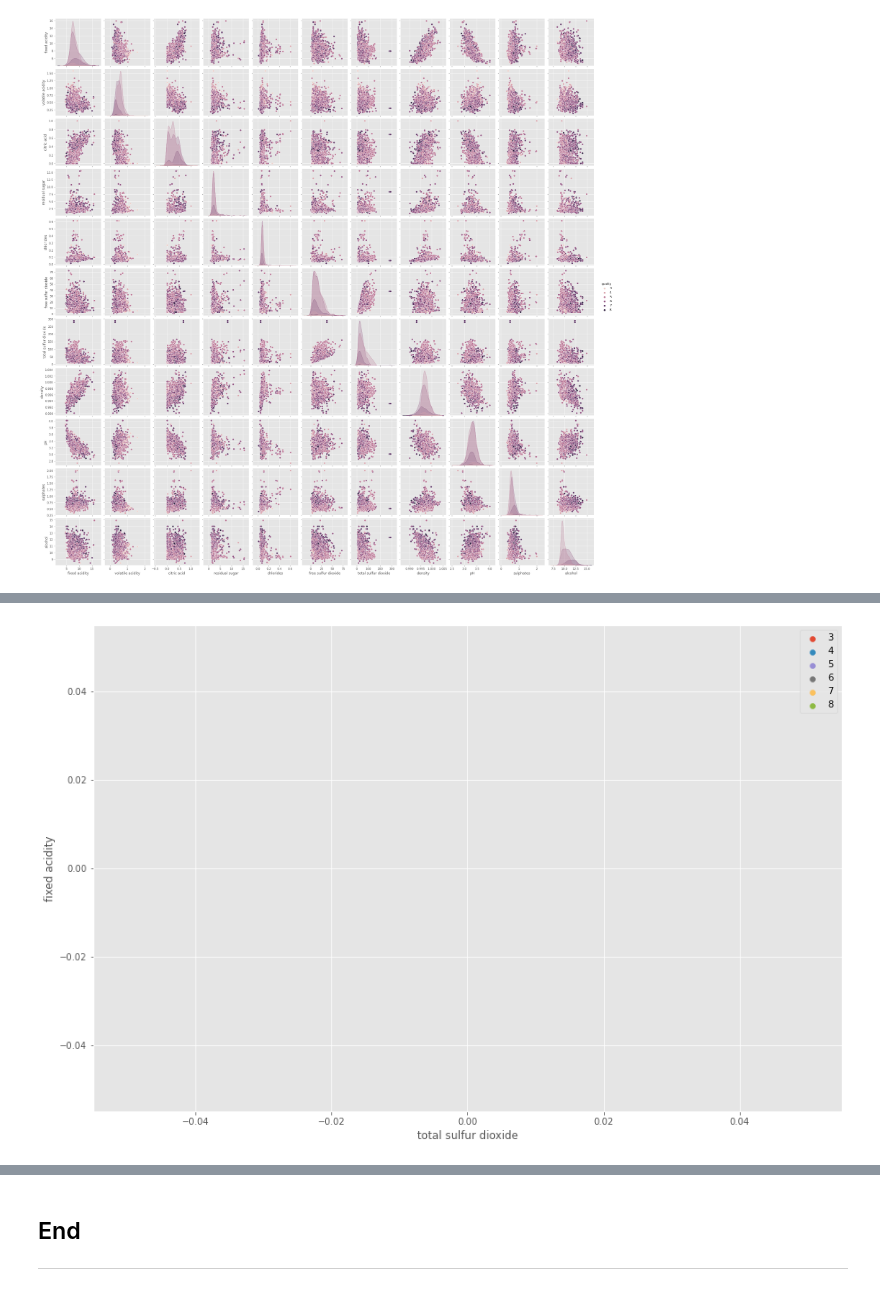
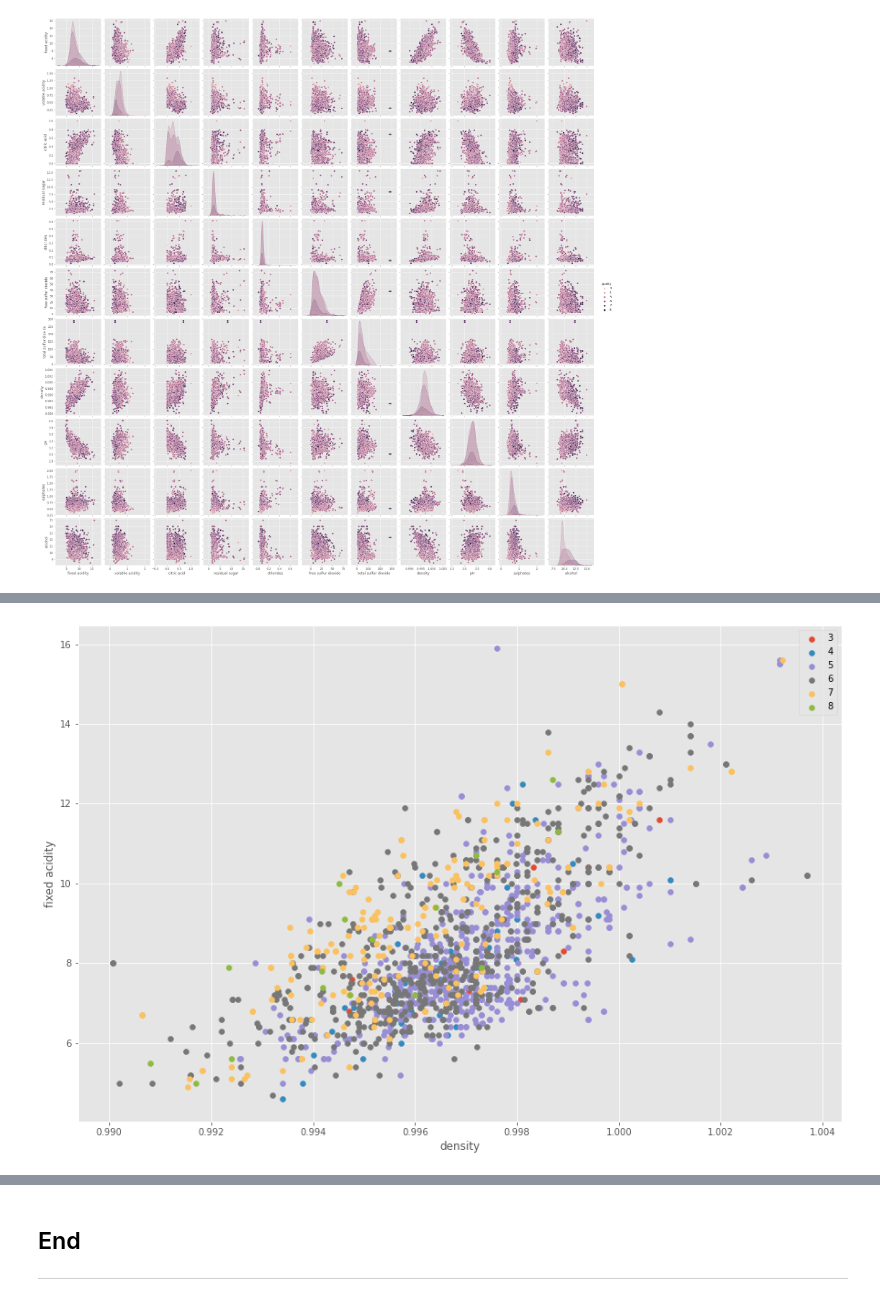
Before and after one commit to johngroves1/testing-scikit, a Jupyter notebook: Classification.ipynb, the cells around one changed output, grey strips where cells are left out. Cells and saved outputs as stored; diff of their text form; code cells hidden in the pictures.

```diff
--- a/Classification.ipynb
+++ b/Classification.ipynb
@@ -84,26 +84,26 @@ sns.lmplot(x="total sulfur dioxide", y="fixed acididty", hue='quality', data=dat
 # %%
 # Segregate the data.
-Q3 = data[data['quality'] == '3']
-Q4 = data[data['quality'] == '4']
-Q5 = data[data['quality'] == '5']
-Q6 = data[data['quality'] == '6']
-Q7 = data[data['quality'] == '7']
-Q8 = data[data['quality'] == '8']
+Q3 = data[data['quality'] == 3]
+Q4 = data[data['quality'] == 4]
+Q5 = data[data['quality'] == 5]
+Q6 = data[data['quality'] == 6]
+Q7 = data[data['quality'] == 7]
+Q8 = data[data['quality'] == 8]
 
 # New plot.
 fig, ax = plt.subplots()
 
 # Scatter plots.
-ax.scatter(Q3['total sulfur dioxide'], Q3['fixed acidity'], label='3')
-ax.scatter(Q4['total sulfur dioxide'], Q4['fixed acidity'], label='4')
-ax.scatter(Q5['total sulfur dioxide'], Q5['fixed acidity'], label='5')
-ax.scatter(Q6['total sulfur dioxide'], Q6['fixed acidity'], label='6')
-ax.scatter(Q7['total sulfur dioxide'], Q7['fixed acidity'], label='7')
-ax.scatter(Q8['total sulfur dioxide'], Q8['fixed acidity'], label='8')
+ax.scatter(Q3['density'], Q3['fixed acidity'], label='3')
+ax.scatter(Q4['density'], Q4['fixed acidity'], label='4')
+ax.scatter(Q5['density'], Q5['fixed acidity'], label='5')
+ax.scatter(Q6['density'], Q6['fixed acidity'], label='6')
+ax.scatter(Q7['density'], Q7['fixed acidity'], label='7')
+ax.scatter(Q8['density'], Q8['fixed acidity'], label='8')
 
 # Show the legend.
-ax.set_xlabel('total sulfur dioxide')
+ax.set_xlabel('density')
 ax.set_ylabel('fixed acidity')
 ax.legend();
 # %% [output]
-[figure, old version]
+[figure, new version]
```
Also changed, not shown: parts of 17 cells of this notebook.
